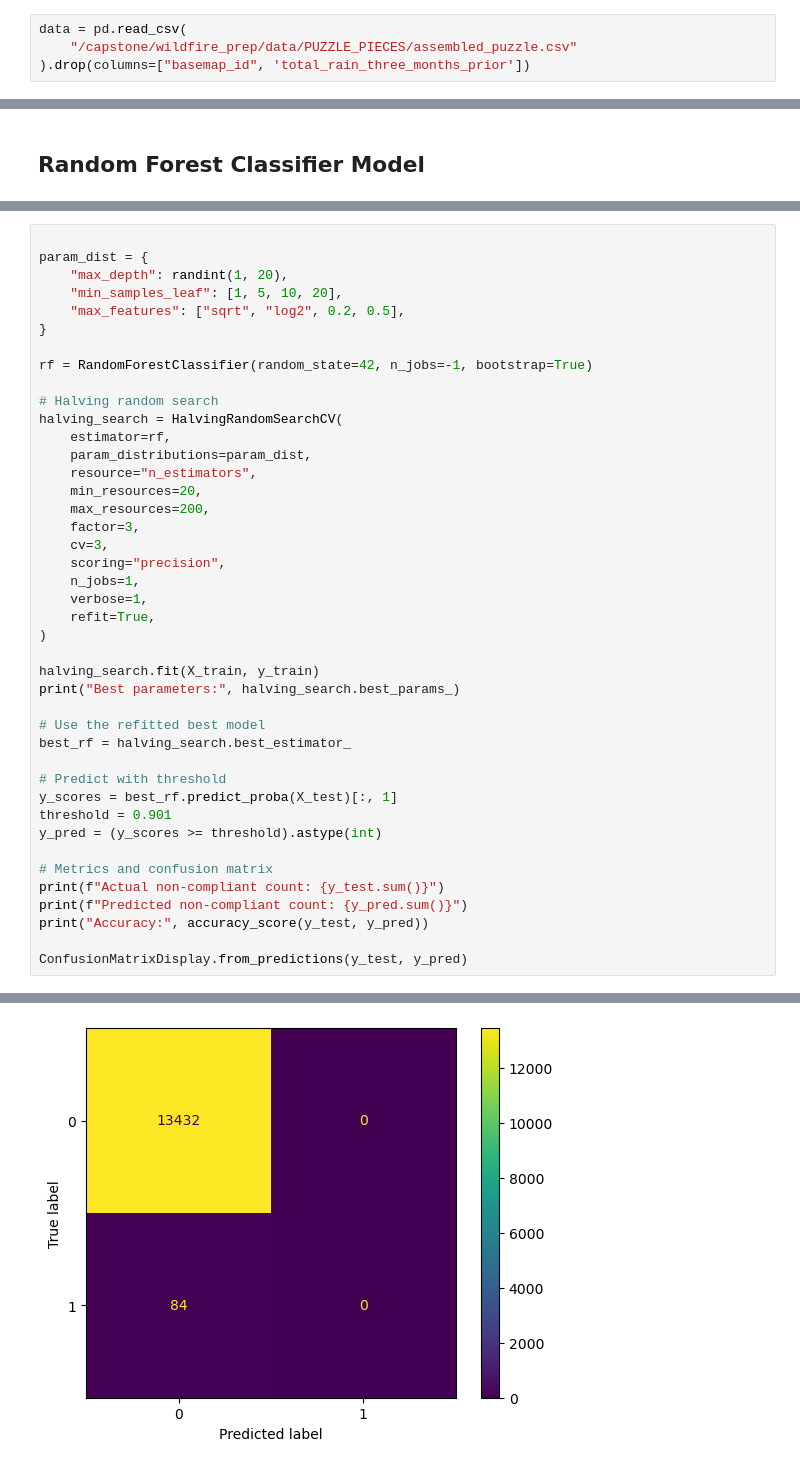
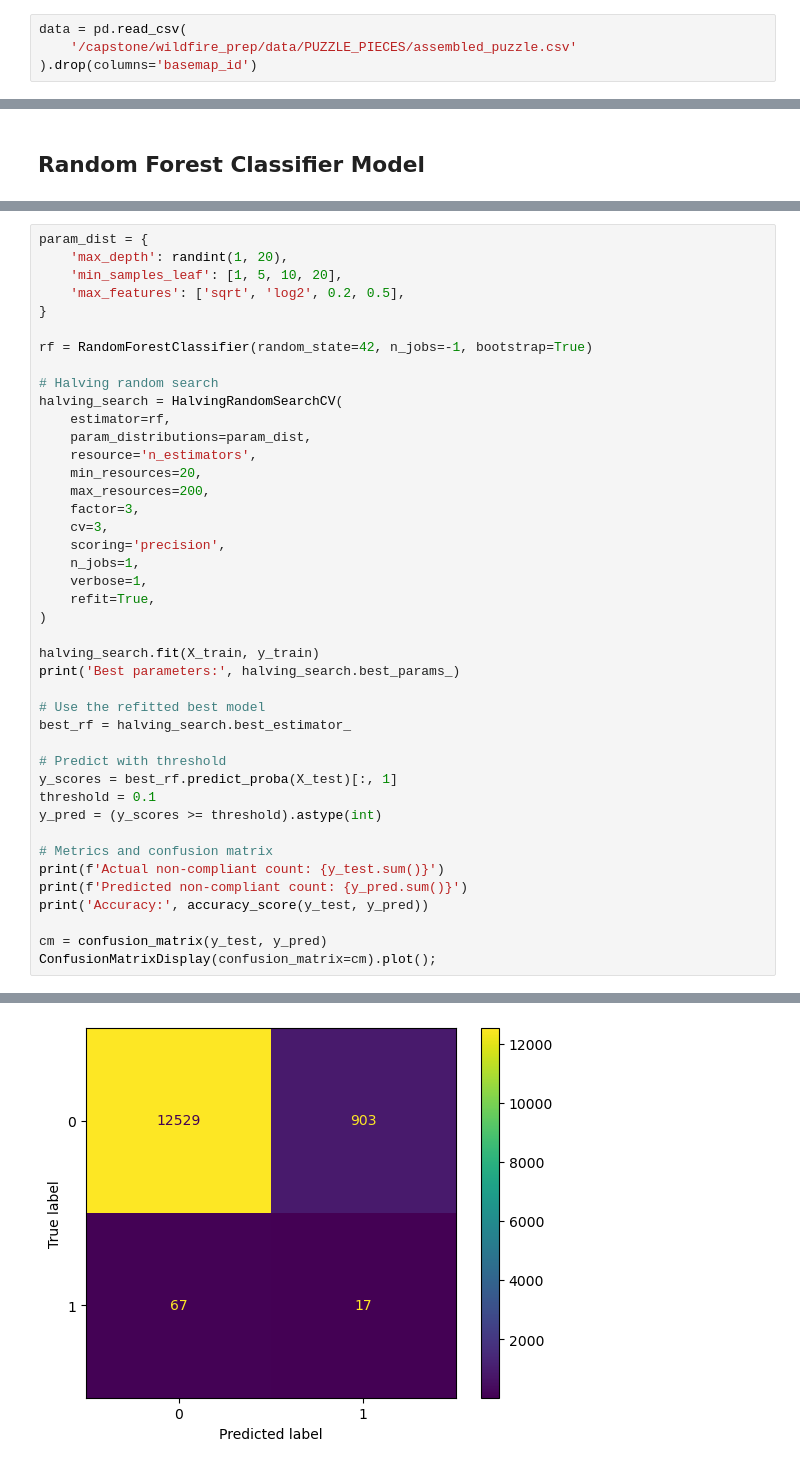
Before and after one commit to wildfire-prep/modeling, a Jupyter notebook: code/00_random_forest/04_random_forest.ipynb, the cells around one changed output, grey strips where cells are left out. Saved outputs shown, nothing was run; the diff lists cells and outputs as text.

```diff
--- a/code/00_random_forest/04_random_forest.ipynb
+++ b/code/00_random_forest/04_random_forest.ipynb
@@ -39,7 +16,7 @@ sys.path.append("../utils")
 # %%
 data = pd.read_csv(
-    "/capstone/wildfire_prep/data/PUZZLE_PIECES/assembled_puzzle.csv"
-).drop(columns=["basemap_id", 'total_rain_three_months_prior'])
+    '/capstone/wildfire_prep/data/PUZZLE_PIECES/assembled_puzzle.csv'
+).drop(columns='basemap_id')
 # %%
 # Remove Mosaiks from dataset for testing
 
@@ -239,9 +291,8 @@ Name: proportion, dtype: float64
 # %%
-
 param_dist = {
-    "max_depth": randint(1, 20),
-    "min_samples_leaf": [1, 5, 10, 20],
-    "max_features": ["sqrt", "log2", 0.2, 0.5],
+    'max_depth': randint(1, 20),
+    'min_samples_leaf': [1, 5, 10, 20],
+    'max_features': ['sqrt', 'log2', 0.2, 0.5],
 }
 
 rf = RandomForestClassifier(random_state=42, n_jobs=-1, bootstrap=True)
@@ -250,34 +301,35 @@ rf = RandomForestClassifier(random_state=42, n_jobs=-1, bootstrap=True)
 halving_search = HalvingRandomSearchCV(
     estimator=rf,
     param_distributions=param_dist,
-    resource="n_estimators",
+    resource='n_estimators',
     min_resources=20,
     max_resources=200,
     factor=3,
     cv=3,
-    scoring="precision",
+    scoring='precision',
     n_jobs=1,
     verbose=1,
     refit=True,
 )
 
 halving_search.fit(X_train, y_train)
-print("Best parameters:", halving_search.best_params_)
+print('Best parameters:', halving_search.best_params_)
 
 # Use the refitted best model
 best_rf = halving_search.best_estimator_
 
 # Predict with threshold
 y_scores = best_rf.predict_proba(X_test)[:, 1]
-threshold = 0.901
+threshold = 0.1
 y_pred = (y_scores >= threshold).astype(int)
 
 # Metrics and confusion matrix
-print(f"Actual non-compliant count: {y_test.sum()}")
-print(f"Predicted non-compliant count: {y_pred.sum()}")
-print("Accuracy:", accuracy_score(y_test, y_pred))
+print(f'Actual non-compliant count: {y_test.sum()}')
+print(f'Predicted non-compliant count: {y_pred.sum()}')
+print('Accuracy:', accuracy_score(y_test, y_pred))
 
-ConfusionMatrixDisplay.from_predictions(y_test, y_pred)
+cm = confusion_matrix(y_test, y_pred)
+ConfusionMatrixDisplay(confusion_matrix=cm).plot();
 # %% [output]
 n_iterations: 3
 n_required_iterations: 3
@@ -300,4 +360,4 @@ Accuracy: 0.9937851435335898
-[figure, old version]
+[figure, new version]
 # %%
 import matplotlib.pyplot as plt
 from sklearn.metrics import roc_curve, auc
```
Also changed, not shown: parts of 9 cells of this notebook, 1 other file.
